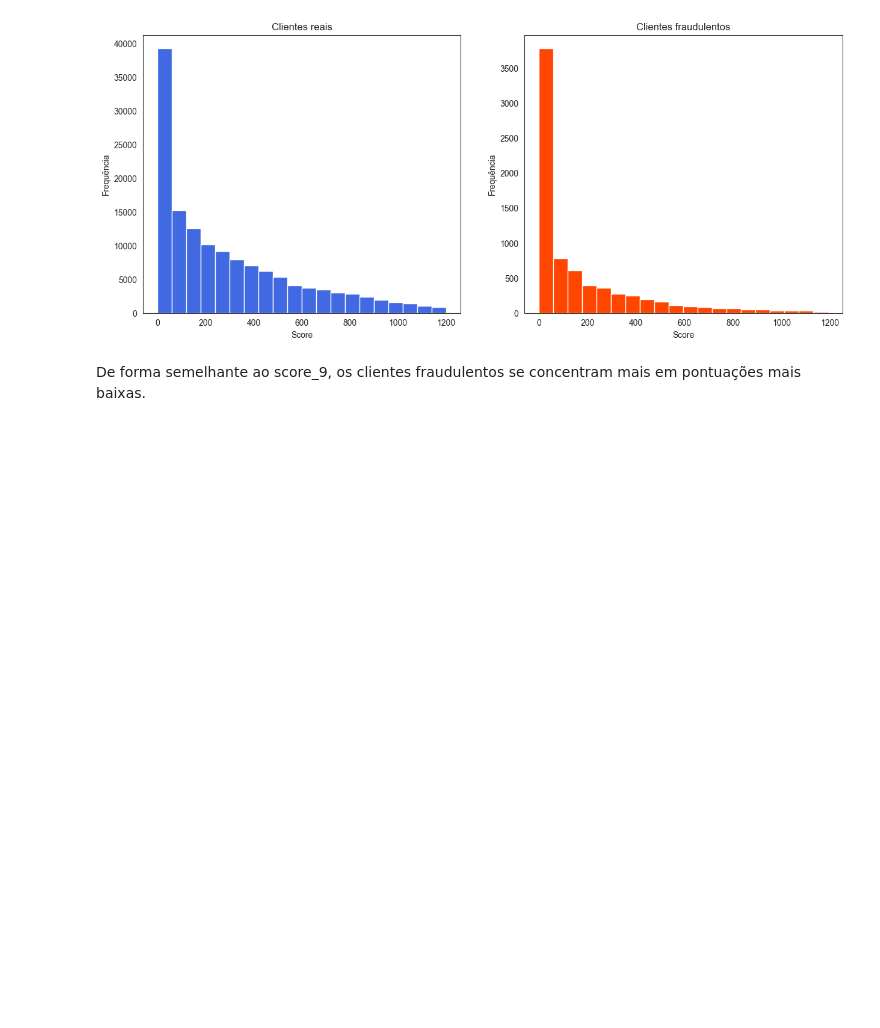
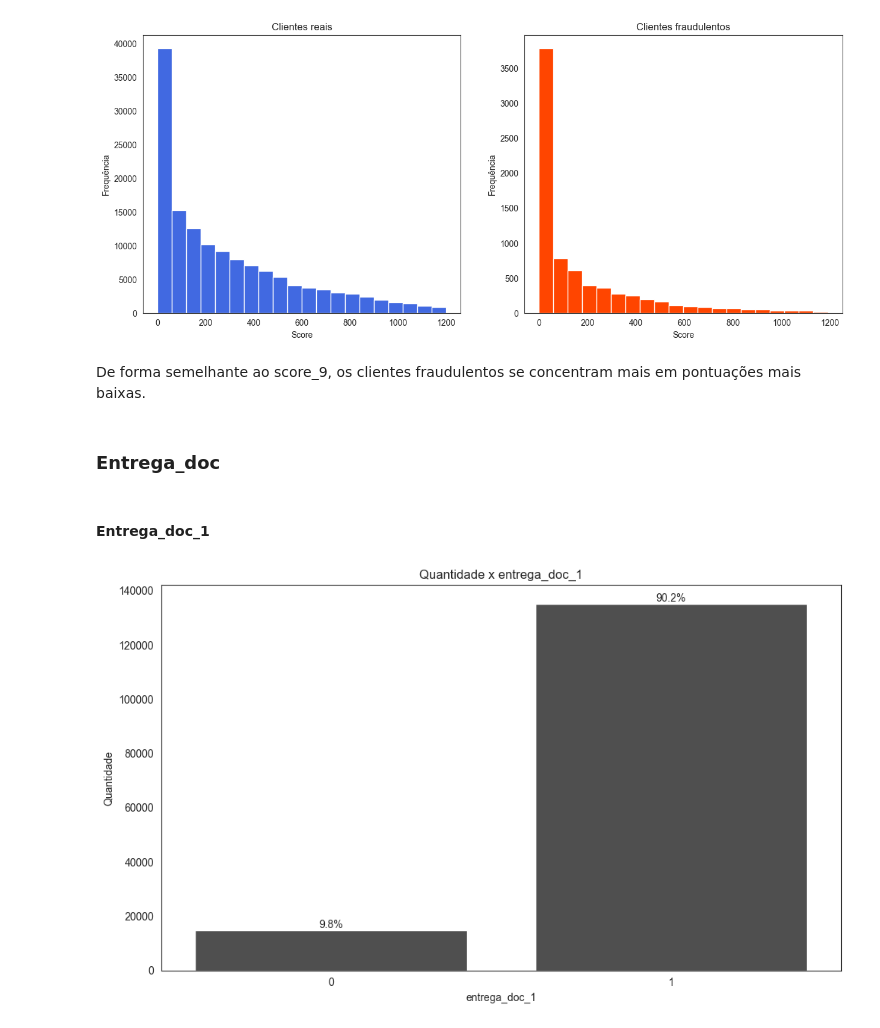
Before and after one commit to WiiniSilva/Fraude_Case, a Jupyter notebook: Fraude_Case.ipynb, the cells around one changed output. Cells and saved outputs as stored; diff of their text form; code cells hidden in the pictures; blank space fills up the shorter version.

Commit message:
3° commit, feita a análise das entrega_doc

```diff
--- a/Fraude_Case.ipynb
+++ b/Fraude_Case.ipynb
@@ -489,3 +495,11 @@ criar_histograma_lim(df, 'score_10', 'fraude', 1200)
 [figure]
 # %% [markdown]
 De forma semelhante ao score_9, os clientes fraudulentos se concentram mais em pontuações mais baixas.
+# %% [markdown]
+### Entrega_doc
+# %% [markdown]
+#### Entrega_doc_1
+# %%
+countplot_bar(df, 'entrega_doc_1')
+# %% [output]
+[figure, added]
```
Also changed, not shown: parts of 9 cells of this notebook.
